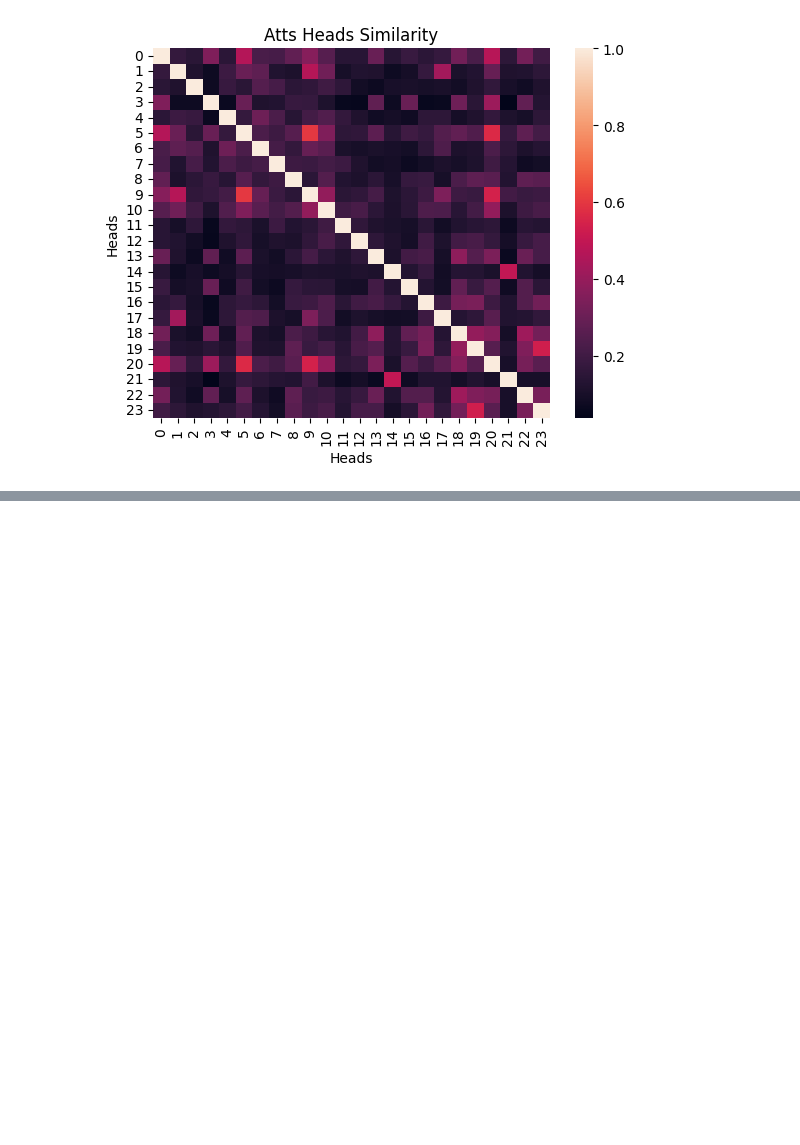
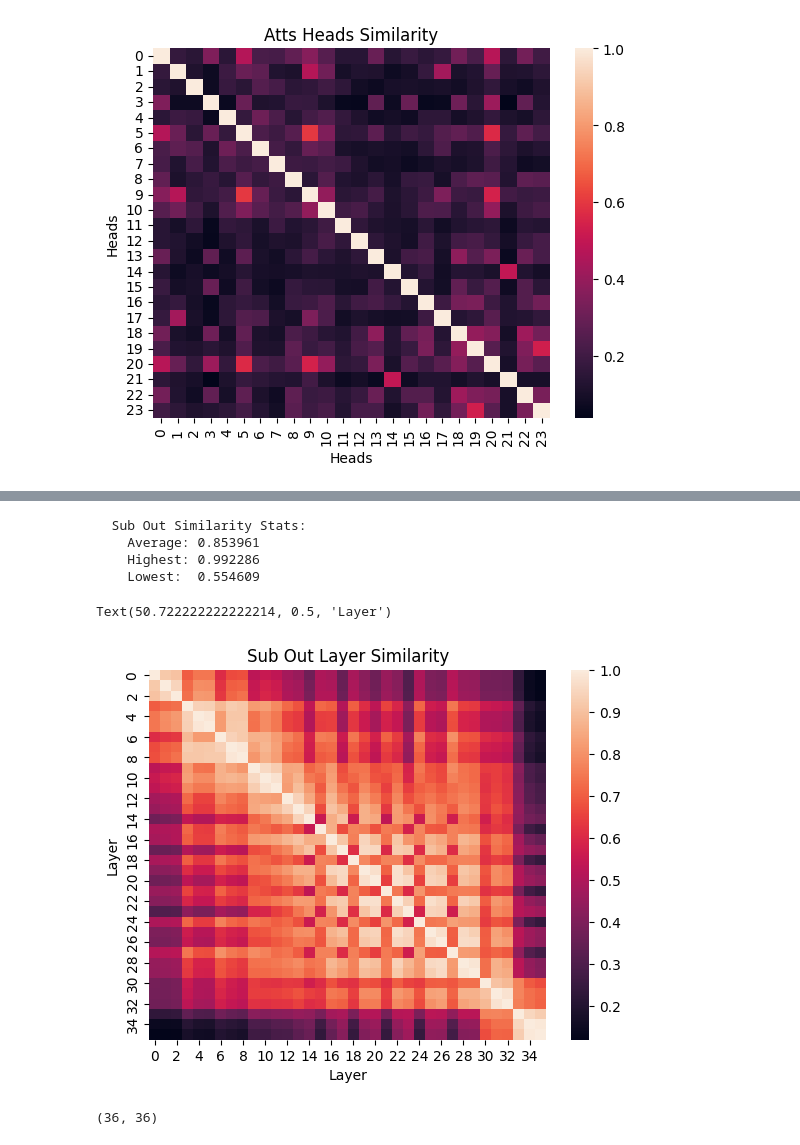
Before and after one commit to aal2015/layer-grafting-publication, a Jupyter notebook: redundancy analysis/qnli redundancy.ipynb, the cells around one changed output, grey strips where cells are left out. Cells and saved outputs as stored; diff of their text form; code cells hidden in the pictures; blank space fills up the shorter version.

```diff
--- a/redundancy analysis/qnli redundancy.ipynb
+++ b/redundancy analysis/qnli redundancy.ipynb
@@ -1125,0 +1302,21 @@ Text(50.722222222222214, 0.5, 'Heads')
+# %%
+sub_out_similarity = cka_eval.subLayer_interleaved_pairwise(
+    model,
+    train_dataloader,
+    device,
+    only_cls_token=True,
+    max_iter=115,
+    do_sub_out=True
+)
+
+sub_out_stats = cka_eval.similarity_stats(sub_out_similarity)
+
+print("  Sub Out Similarity Stats:")
+print(f"    Average: {sub_out_stats['average']:.6f}")
+print(f"    Highest: {sub_out_stats['max']:.6f}")
+print(f"    Lowest:  {sub_out_stats['min']:.6f}")
+# %% [output]
+  Sub Out Similarity Stats:
+    Average: 0.853961
+    Highest: 0.992286
+    Lowest:  0.554609
@@ -1125,0 +1326,13 @@ Text(50.722222222222214, 0.5, 'Heads')
+# %%
+title = "Sub Out Layer Similarity"
+plt.title(title)
+sn.heatmap(data = sub_out_similarity)
+plt.xlabel("Layer")
+plt.ylabel("Layer")
+# %% [output]
+Text(50.722222222222214, 0.5, 'Layer')
+[figure, added]
+# %%
+sub_out_similarity.shape
+# %% [output]
+(36, 36)
```
Also changed, not shown: parts of 11 cells of this notebook, 26 other files.
